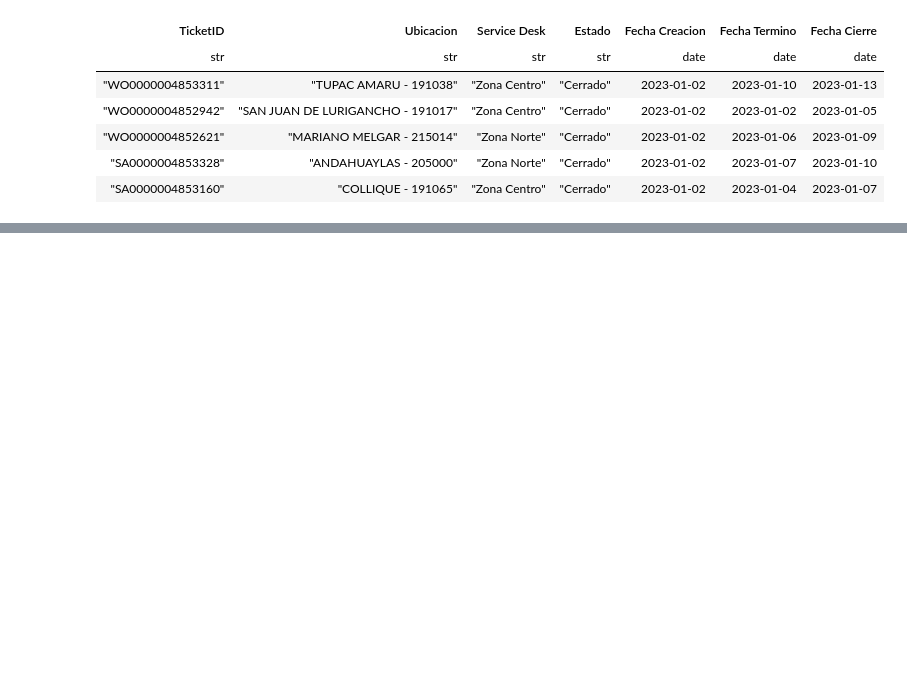
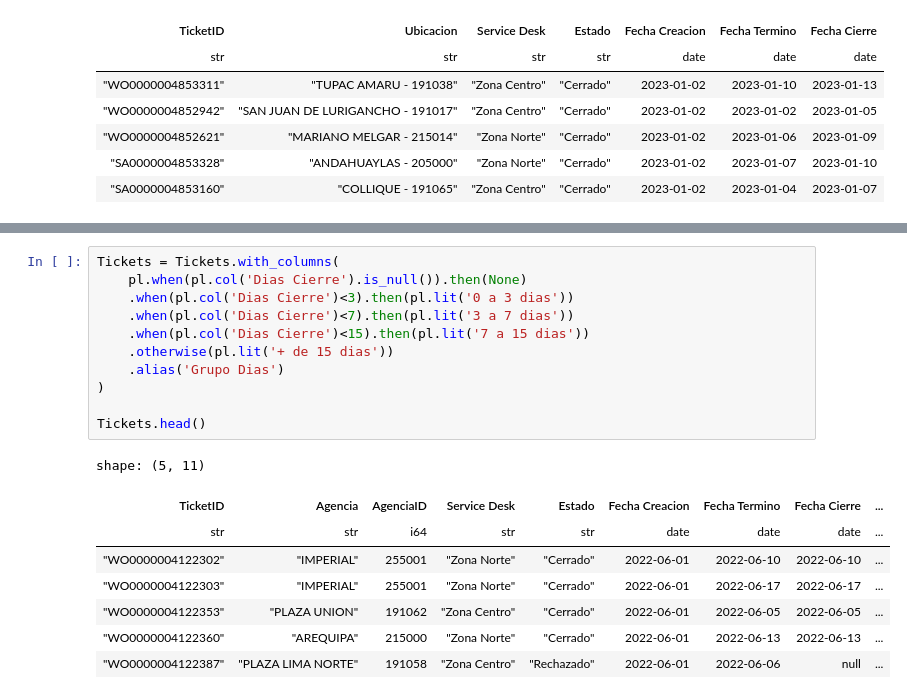
Before and after one commit to iameddyjoe/PYTHON_ETL_E1, a Jupyter notebook: Proceso_ETL.ipynb, the cells around one changed output, grey strips where cells are left out. Cells and saved outputs as stored; diff of their text form; blank space fills up the shorter version.

```diff
--- a/Proceso_ETL.ipynb
+++ b/Proceso_ETL.ipynb
@@ -81,0 +228,20 @@ shape: (5, 7)
+# %%
+Tickets = Tickets.with_columns(
+    pl.when(pl.col('Dias Cierre').is_null()).then(None)
+    .when(pl.col('Dias Cierre')<3).then(pl.lit('0 a 3 dias'))
+    .when(pl.col('Dias Cierre')<7).then(pl.lit('3 a 7 dias'))
+    .when(pl.col('Dias Cierre')<15).then(pl.lit('7 a 15 dias'))
+    .otherwise(pl.lit('+ de 15 dias'))
+    .alias('Grupo Dias')
+)
+
+Tickets.head()
+# %% [output]
+shape: (5, 11)
+| TicketID | Agencia | AgenciaID | Service Desk | Estado | Fecha Creacion | Fecha Termino | Fecha Cierre | ... |
+| str | str | i64 | str | str | date | date | date | ... |
+| "WO0000004122302" | "IMPERIAL" | 255001 | "Zona Norte" | "Cerrado" | 2022-06-01 | 2022-06-10 | 2022-06-10 | ... |
+| "WO0000004122303" | "IMPERIAL" | 255001 | "Zona Norte" | "Cerrado" | 2022-06-01 | 2022-06-17 | 2022-06-17 | ... |
+| "WO0000004122353" | "PLAZA UNION" | 191062 | "Zona Centro" | "Cerrado" | 2022-06-01 | 2022-06-05 | 2022-06-05 | ... |
+| "WO0000004122360" | "AREQUIPA" | 215000 | "Zona Norte" | "Cerrado" | 2022-06-01 | 2022-06-13 | 2022-06-13 | ... |
+| "WO0000004122387" | "PLAZA LIMA NORTE" | 191058 | "Zona Centro" | "Rechazado" | 2022-06-01 | 2022-06-06 | null | ... |
```
Also changed, not shown: parts of 17 cells of this notebook.
